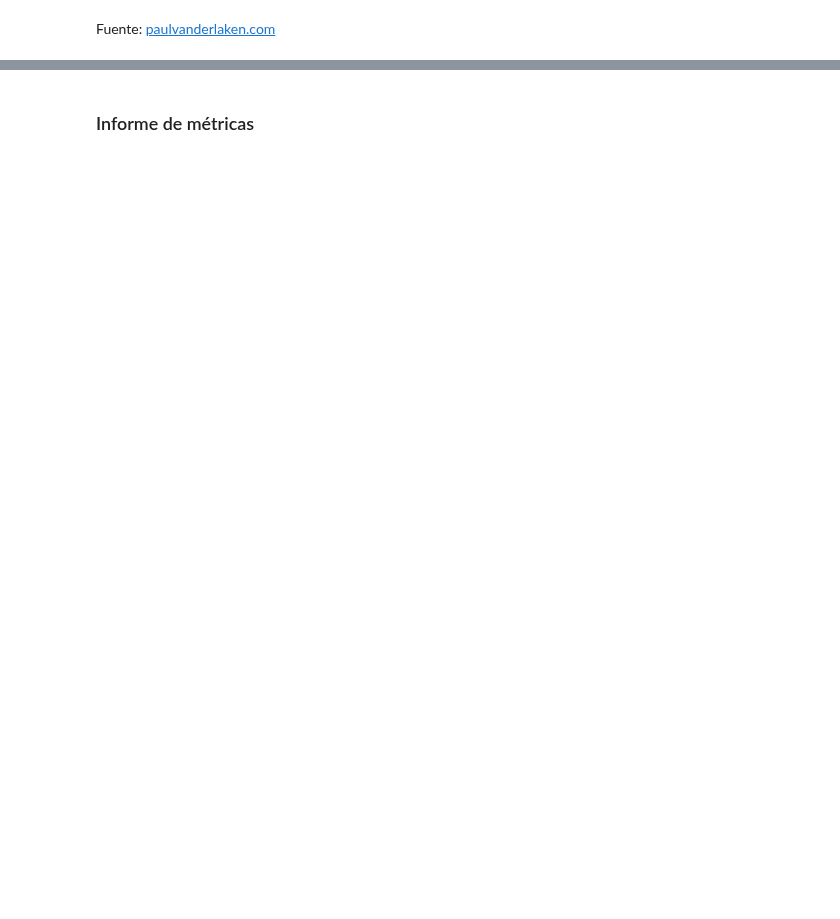
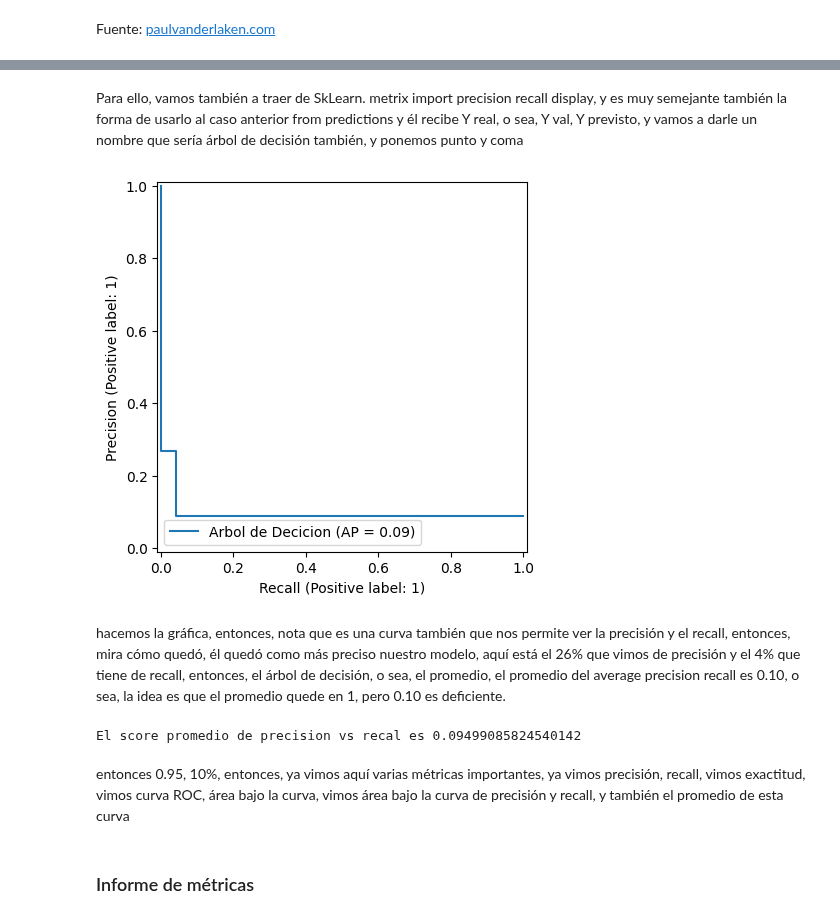
Before and after one commit to jorgevillegazz/Estadisticas-y-Machine-Learning-G9---ONE, a Jupyter notebook: Clasificacion_validacion_y_metricas.ipynb, the cells around one changed output, grey strips where cells are left out. Saved outputs shown, nothing was run; the diff lists cells and outputs as text; code cells hidden in the pictures; blank space fills up the shorter version.

```diff
--- a/Clasificacion_validacion_y_metricas.ipynb
+++ b/Clasificacion_validacion_y_metricas.ipynb
@@ -291,0 +390,2 @@ Fuente: [paulvanderlaken.com](https://paulvanderlaken.com/2019/08/16/roc-auc-pre
+# %% [markdown]
+Para ello, vamos también a traer de SkLearn. metrix import precision recall display, y es muy semejante también la forma de usarlo al caso anterior from predictions y él recibe Y real, o sea, Y val, Y previsto, y vamos a darle un nombre que sería árbol de decisión también, y ponemos punto y coma
@@ -291,0 +394,6 @@ Fuente: [paulvanderlaken.com](https://paulvanderlaken.com/2019/08/16/roc-auc-pre
+# %%
+PrecisionRecallDisplay.from_predictions(y_val,y_previsto,name='Arbol de Decicion');
+# %% [output]
+[figure, added]
+# %% [markdown]
+hacemos la gráfica, entonces, nota que es una curva también que nos permite ver la precisión y el recall, entonces, mira cómo quedó, él quedó como más preciso nuestro modelo, aquí está el 26% que vimos de precisión y el 4% que tiene de recall, entonces, el árbol de decisión, o sea, el promedio, el promedio del average precision recall es 0.10, o sea, la idea es que el promedio quede en 1, pero 0.10 es deficiente.
@@ -292,2 +402,8 @@ Fuente: [paulvanderlaken.com](https://paulvanderlaken.com/2019/08/16/roc-auc-pre
+# %%
+print(f'El score promedio de precision vs recal es {average_precision_score(y_val,y_previsto)}')
+# %% [output]
+El score promedio de precision vs recal es 0.09499085824540142
+# %% [markdown]
+entonces 0.95, 10%, entonces, ya vimos aquí varias métricas importantes, ya vimos precisión, recall, vimos exactitud, vimos curva ROC, área bajo la curva, vimos área bajo la curva de precisión y recall, y también el promedio de esta curva
 # %% [markdown]
 ### Informe de métricas
```
Also changed, not shown: parts of 95 cells of this notebook.
